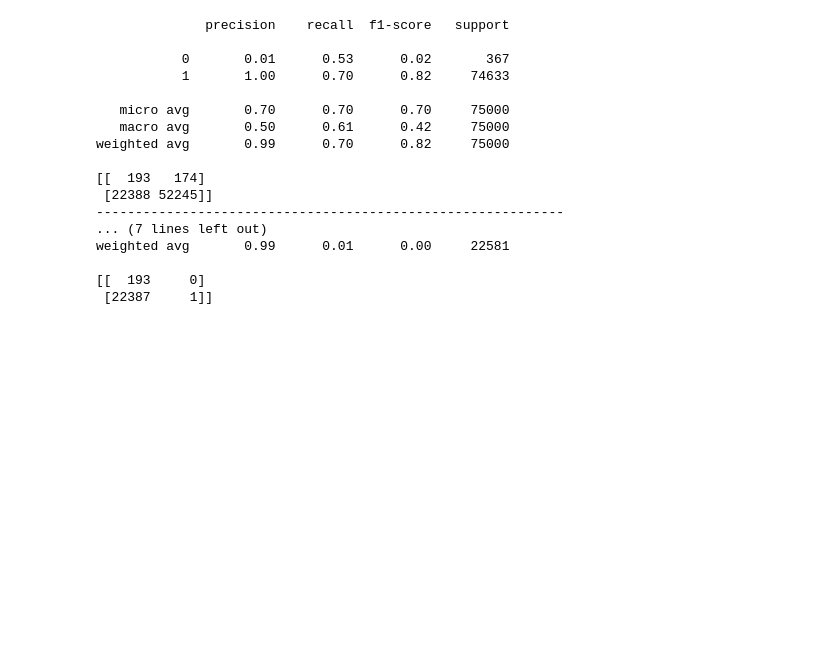
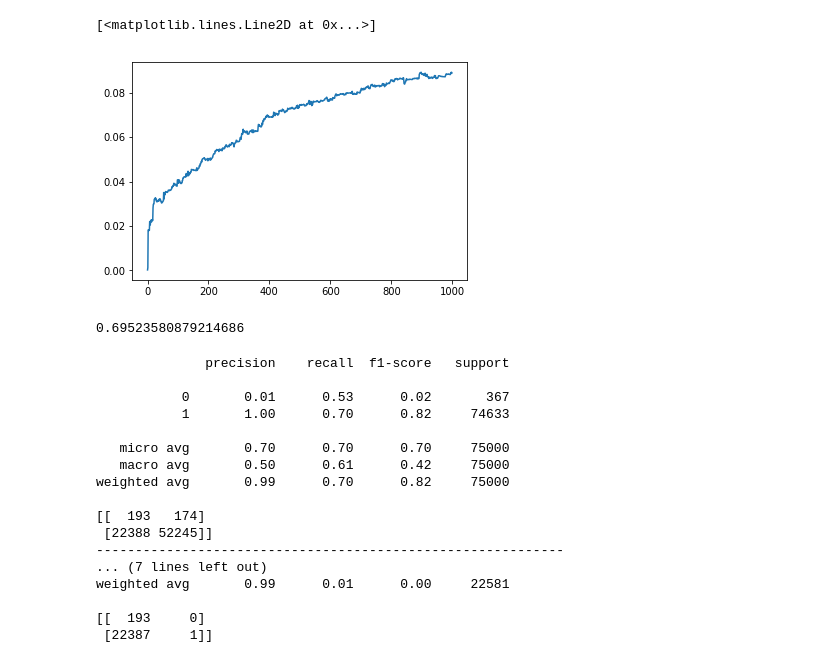
Before and after one commit to edvalente/mlnd-capstone-project, a Jupyter notebook: notebooks/supervised.ipynb, the cells around one changed output. Cells and saved outputs as stored; diff of their text form; code cells hidden in the pictures; blank space fills up the shorter version.

```diff
--- a/notebooks/supervised.ipynb
+++ b/notebooks/supervised.ipynb
@@ -36,0 +49,17 @@ y_test_zero[0] = 1 # Inserts an 1 so that doesn't mess with metrics
+# %%
+from sklearn.linear_model import LogisticRegression
+from sklearn.metrics import f1_score, fbeta_score, confusion_matrix, accuracy_score
+
+lr_clf = LogisticRegression(solver='lbfgs')
+lr_model = lr_clf.fit(X_train, y_train)
+# %%
+y_pred = lr_model.predict(X_test)
+print('pos_label 1')
+print(f1_score(y_test, y_pred))
+print(fbeta_score(y_test, y_pred, beta=0.5))
+print('\npos_label 0')
+print(f1_score(y_test, y_pred, pos_label=0))
+print(fbeta_score(y_test, y_pred, beta=0.5, pos_label=0))
+print(np.mean(y_pred))
+print('\naccuracy_score')
+print(accuracy_score(y_test, y_pred))
@@ -73,3 +205,15 @@ Stopping. Best iteration:
+# %%
+import matplotlib.pyplot as plt
+scores = np.array([1.0 - s for s in model.evals_result_['validation_0']['inverse_f1_score']])
+plt.plot(scores)
+# %% [output]
+[<matplotlib.lines.Line2D at 0x...>]
+[figure, added]
+# %%
+accuracy_score(y_test, preds)
+f1_score(y_test, preds)
+# %% [output]
+0.69523580879214686
 # %%
 # Define cutoff for probabilities
 cutoff = 0.7
```
Also changed, not shown: parts of 20 cells of this notebook, 3 other files.
